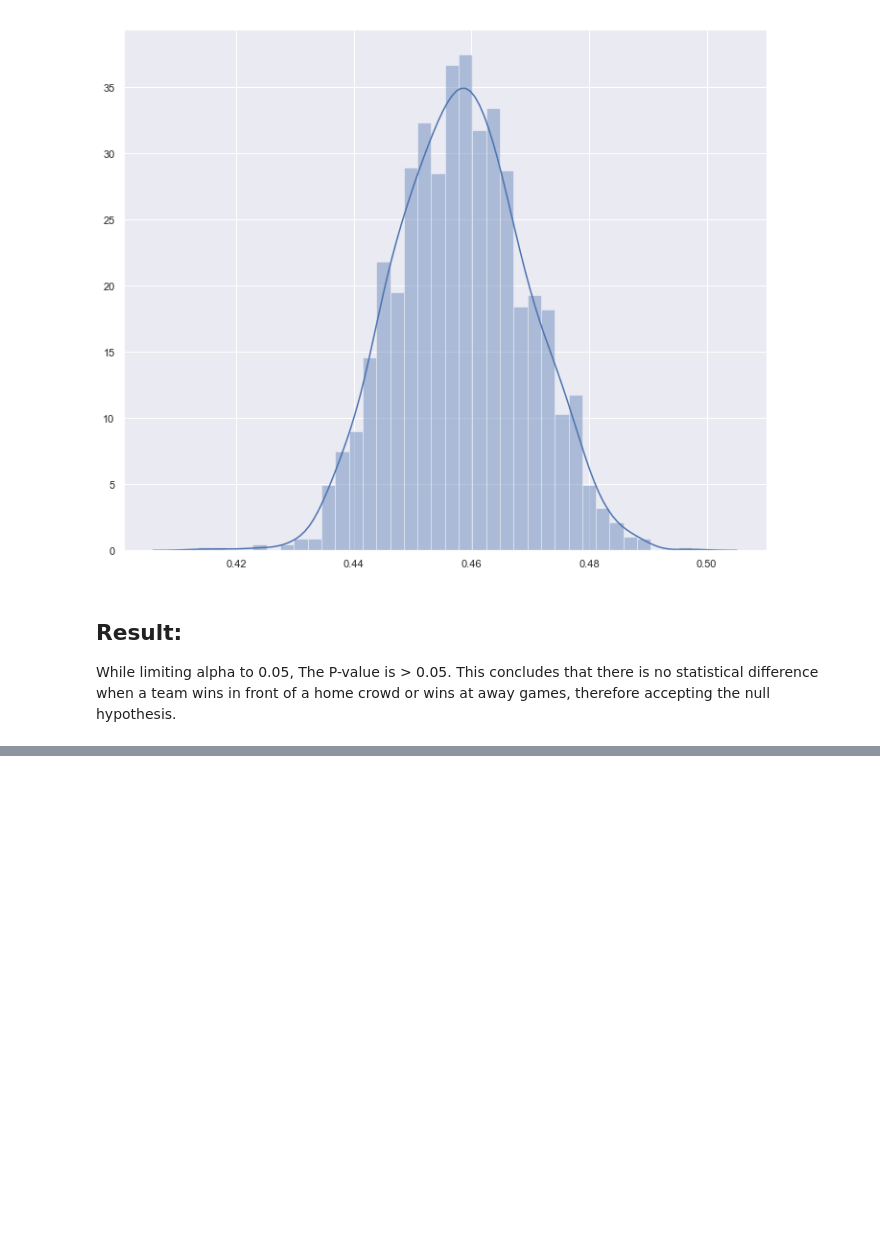
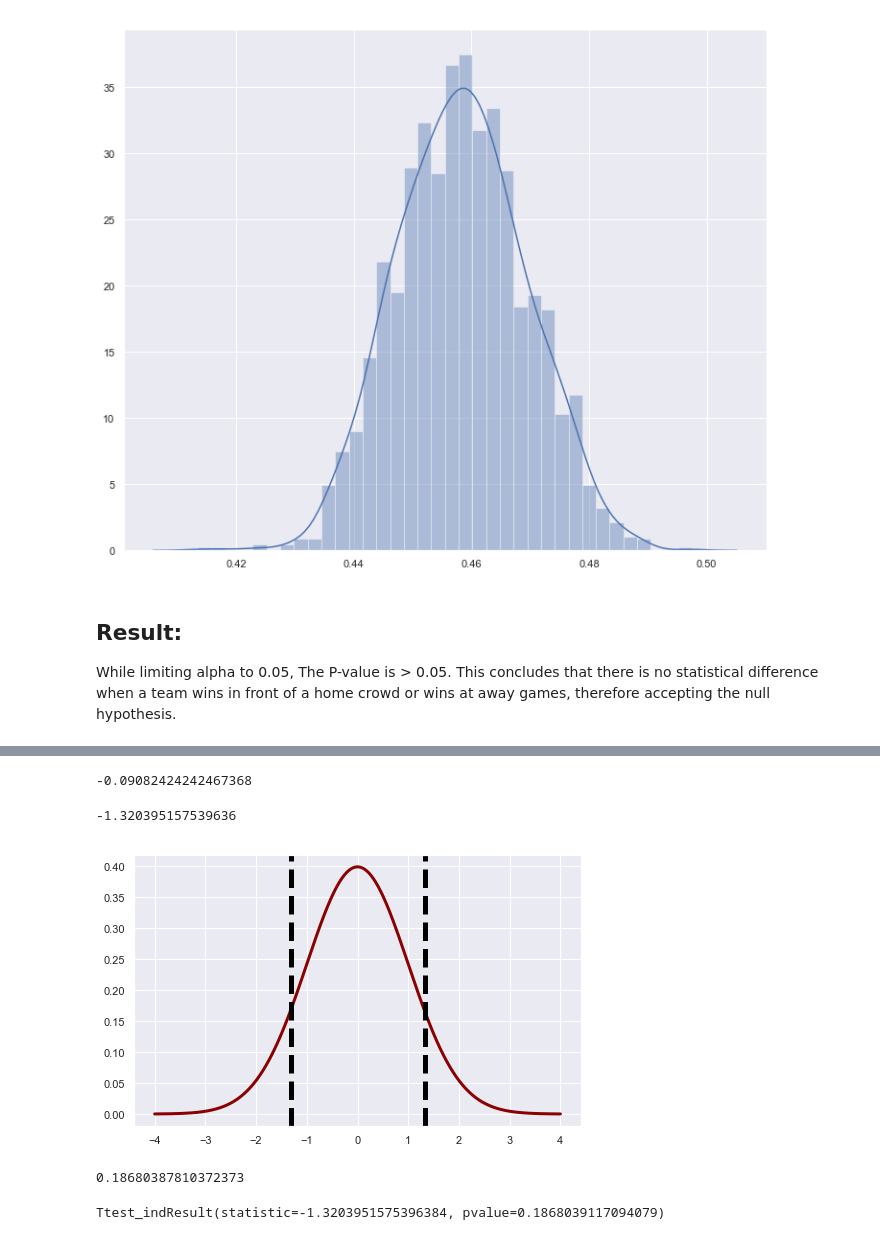
Before and after one commit to Teosoft7/DS_Project2, a Jupyter notebook: Hypothesis_Test.ipynb, the cells around one changed output, grey strips where cells are left out. Cells and saved outputs as stored; diff of their text form; code cells hidden in the pictures; blank space fills up the shorter version.

```diff
--- a/Hypothesis_Test.ipynb
+++ b/Hypothesis_Test.ipynb
@@ -182,0 +188,3 @@ cur.execute(query)
+# %%
+experimental = np.array(sample_df['home_height'])
+control = np.array(sample_df['away_height'])
@@ -182,0 +201,4 @@ cur.execute(query)
+# %%
+mean_home_height - mean_away_height
+# %% [output]
+-0.09082424242467368
@@ -182,0 +210,53 @@ cur.execute(query)
+# %%
+def sample_variance(sample1, sample2):
+    """return the variance between two sample"""
+    n_1, n_2 = len(sample1), len(sample2)
+    var_1, var_2 = variance(sample1), variance(sample2)
+    return (var_1 + var_2)/((n_1 + n_2)-2)
+# %%
+def twosample_tstatistic(expr, ctrl):
+    """return the t-statistic value between expr, ctrl"""
+    exp_mean, ctrl_mean = np.mean(expr), np.mean(ctrl)
+    samp_var = sample_variance(expr, ctrl)
+    n_e, n_c = len(expr), len(ctrl)
+    num = exp_mean - ctrl_mean
+    denom = np.sqrt(samp_var * ((1/n_e)+(1/n_c)))
+    return num / denom
+# %%
+t_stat = twosample_tstatistic(experimental, control)
+t_stat
+# %% [output]
+-1.320395157539636
+# %%
+def visualize_t(t_stat, n_control, n_experimental):
+
+    # initialize a matplotlib "figure"
+    fig = plt.figure(figsize=(8,5))
+    ax = fig.gca()
+    # generate points on the x axis between -4 and 4:
+    xs = np.linspace(-4, 4, 500)
+
+    # use stats.t.pdf to get values on the probability density function for the t-distribution
+
+    ys= stats.t.pdf(xs, (n_control+n_experimental-2), 0, 1)
+    ax.plot(xs, ys, linewidth=3, color='darkred')
+
+    ax.axvline(t_stat, color='black', linestyle='--', lw=5)
+    ax.axvline(-t_stat, color='black', linestyle='--', lw=5)
+
+    plt.show()
+    return None
+
+n_control = len(control)
+n_experimental = len(experimental)
+visualize_t(t_stat, n_control, n_experimental)
+# %% [output]
+[figure, added]
+# %%
+stats.t.sf(abs(t_stat), len(experimental)+len(control)-1) * 2
+# %% [output]
+0.18680387810372373
+# %%
+stats.ttest_ind(experimental, control)
+# %% [output]
+Ttest_indResult(statistic=-1.3203951575396384, pvalue=0.1868039117094079)
```
Also changed, not shown: parts of 20 cells of this notebook.
